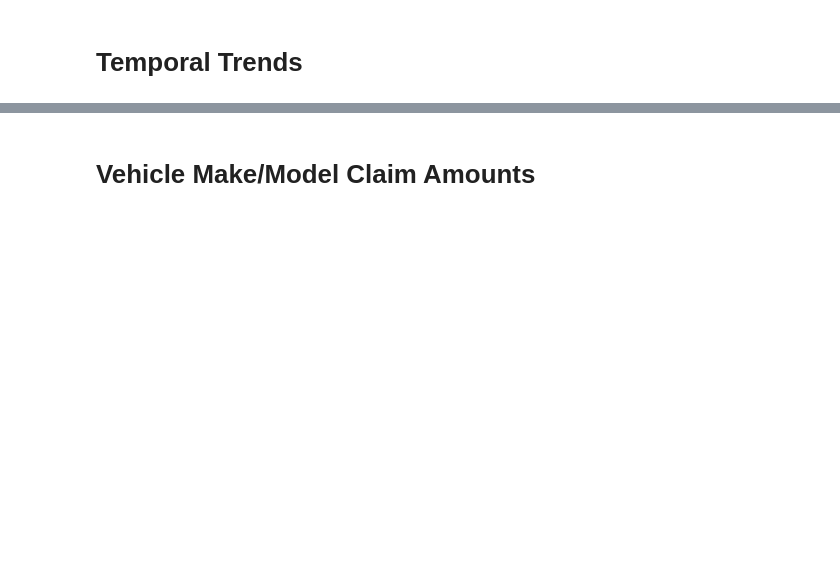
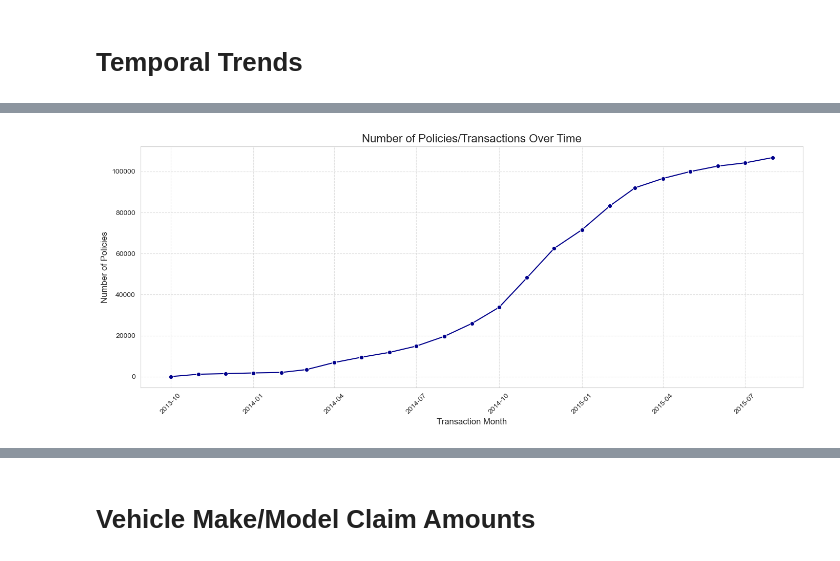
Before and after one commit to benkenlin/KAIM_W03_AlphaCare_Insurance_Risk_Analysis, a Jupyter notebook: notebooks/01_eda_and_data_understanding.ipynb, the cells around one changed output, grey strips where cells are left out. Saved outputs shown, nothing was run; the diff lists cells and outputs as text; code cells hidden in the pictures; blank space fills up the shorter version.

```diff
--- a/notebooks/01_eda_and_data_understanding.ipynb
+++ b/notebooks/01_eda_and_data_understanding.ipynb
@@ -530,0 +443,89 @@ plt.show()
+# %%
+print("\n--- Temporal Trends Analysis ---")
+
+if TRANSACTION_MONTH_COL in df.columns and pd.api.types.is_datetime64_any_dtype(df[TRANSACTION_MONTH_COL]):
+    # Group by TransactionMonth to get time-based aggregates
+    temporal_data = df.groupby(TRANSACTION_MONTH_COL).agg(
+        num_policies=('PolicyID', 'count'), # Assuming PolicyID uniquely identifies a policy/transaction
+        total_premiums=(TOTAL_PREMIUM_COL, 'sum'),
+        total_claims=(TOTAL_CLAIMS_COL, 'sum')
+    ).reset_index()
+
+    # Calculate Loss Ratio over time, handling division by zero explicitly
+    temporal_data['LossRatio'] = np.where(
+        temporal_data['total_premiums'] != 0,
+        (temporal_data['total_claims'] / temporal_data['total_premiums']) * 100,
+        np.nan # Use NaN for months where total premiums were zero
+    )
+
+    # Sort by TransactionMonth to ensure plots are in chronological order
+    temporal_data = temporal_data.sort_values(by=TRANSACTION_MONTH_COL)
+
+    # Plot 1: Number of Policies/Transactions Over Time
+    plt.figure(figsize=(14, 6))
+    sns.lineplot(x=TRANSACTION_MONTH_COL, y='num_policies', data=temporal_data, marker='o', color='darkblue')
+    plt.title('Number of Policies/Transactions Over Time', fontsize=16)
+    plt.xlabel('Transaction Month', fontsize=12)
+    plt.ylabel('Number of Policies', fontsize=12)
+    plt.grid(True, linestyle='--', alpha=0.6)
+    plt.xticks(rotation=45)
+    plt.tight_layout()
+    plt.show()
+
+    # Plot 2: Total Premium and Total Claims Over Time
+    plt.figure(figsize=(14, 6))
+    sns.lineplot(x=TRANSACTION_MONTH_COL, y='total_premiums', data=temporal_data, marker='o', label='Total Premiums', color='green')
+    sns.lineplot(x=TRANSACTION_MONTH_COL, y='total_claims', data=temporal_data, marker='o', label='Total Claims', color='red')
+    plt.title('Total Premiums vs. Total Claims Over Time', fontsize=16)
+    plt.xlabel('Transaction Month', fontsize=12)
+    plt.ylabel('Amount', fontsize=12)
+    plt.grid(True, linestyle='--', alpha=0.6)
+    plt.xticks(rotation=45)
+    plt.legend()
+    plt.tight_layout()
+    plt.show()
+
+    # Plot 3: Loss Ratio Over Time
+    plt.figure(figsize=(14, 6))
+    sns.lineplot(x=TRANSACTION_MONTH_COL, y='LossRatio', data=temporal_data, marker='o', color='purple')
+    # Add a horizontal line at 100% to easily see break-even point
+    plt.axhline(y=100, color='grey', linestyle='--', label='100% Loss Ratio (Break-even)')
+    plt.title('Loss Ratio Over Time', fontsize=16)
+    plt.xlabel('Transaction Month', fontsize=12)
+    plt.ylabel('Loss Ratio (%)', fontsize=12)
+    plt.grid(True, linestyle='--', alpha=0.6)
+    plt.xticks(rotation=45)
+    plt.legend()
+    plt.tight_layout()
+    plt.show()
+
+    # Optional Plot: Average Monthly Loss Ratio (Across All Years)
+    # This helps identify any seasonal patterns regardless of year-specific fluctuations
+    print("\n--- Average Monthly Loss Ratio (Seasonal Pattern) ---")
+    if not temporal_data.empty:
+        temporal_data['Month_of_Year'] = temporal_data[TRANSACTION_MONTH_COL].dt.month
+        # Calculate mean LossRatio for each month across all years
+        monthly_avg_loss_ratio = temporal_data.groupby('Month_of_Year')['LossRatio'].mean().reset_index()
+
+        # Only plot if there is valid data (not all NaNs)
+        if not monthly_avg_loss_ratio.dropna().empty:
+            plt.figure(figsize=(10, 6))
+            sns.barplot(x='Month_of_Year', y='LossRatio', data=monthly_avg_loss_ratio, palette='Blues_d')
+            plt.title('Average Monthly Loss Ratio (Across All Years)', fontsize=16)
+            plt.xlabel('Month of Year', fontsize=12)
+            plt.ylabel('Average Loss Ratio (%)', fontsize=12)
+            # Make x-axis labels more readable
+            month_names = ['Jan', 'Feb', 'Mar', 'Apr', 'May', 'Jun', 'Jul', 'Aug', 'Sep', 'Oct', 'Nov', 'Dec']
+            plt.xticks(ticks=np.arange(len(month_names)), labels=month_names)
+            plt.tight_layout()
+            plt.show()
+        else:
+            print("Not enough data points with valid LossRatio to plot Average Monthly Loss Ratio.")
+    else:
+        print("Temporal data is empty, skipping seasonal pattern analysis.")
+
+else:
+    print(f"'{TRANSACTION_MONTH_COL}' column not found or not in datetime format. Skipping Temporal Trends Analysis.")
+
+print("\n--- Temporal Trends Analysis Complete ---")
+# %% [output]
@@ -530,0 +533 @@ plt.show()
+[figure, added]
```
Also changed, not shown: parts of 18 cells of this notebook, 3 other files.
